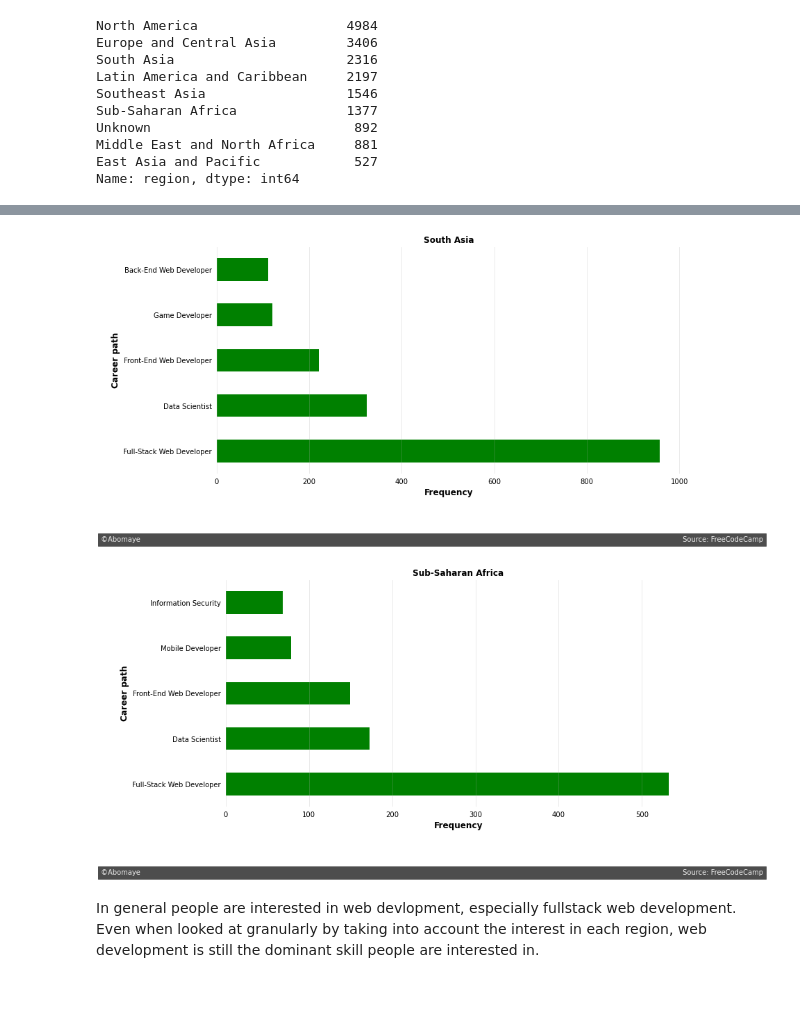
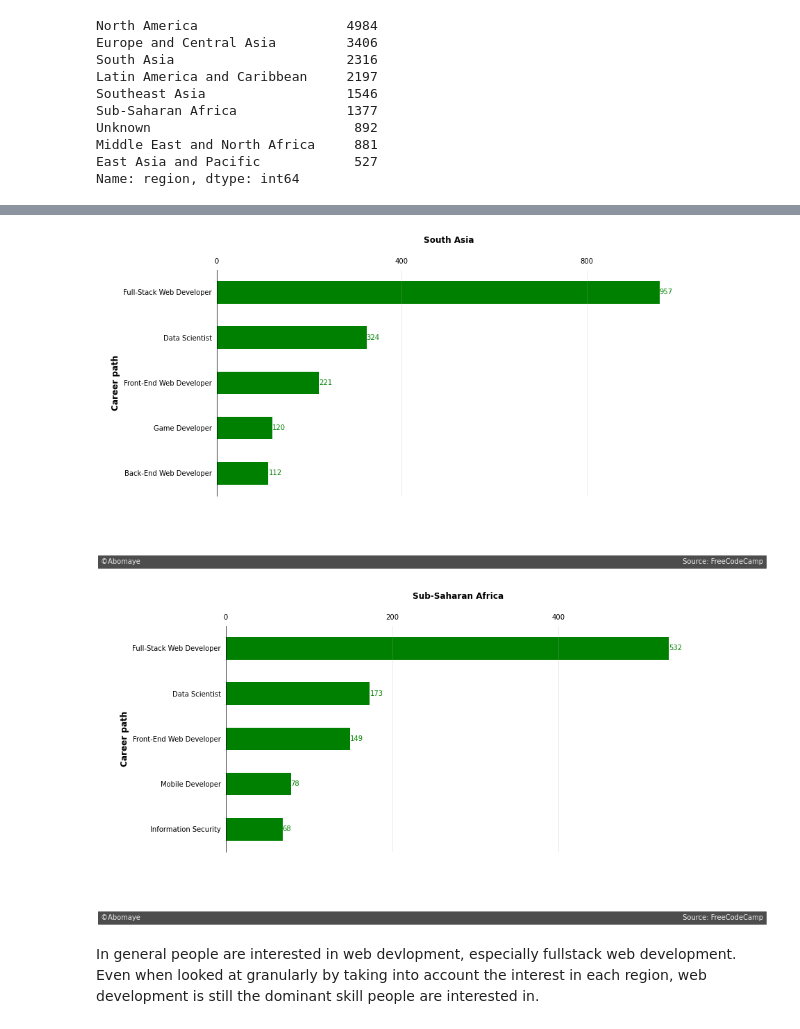
Before and after one commit to yickysan/FCC-survey, a Jupyter notebook: fcc 2021 survey.ipynb, the cells around one changed output, grey strips where cells are left out. Drawn from its saved outputs; the diff is of its cells as text; code cells hidden in the pictures; blank space fills up the shorter version.

```diff
--- a/fcc 2021 survey.ipynb
+++ b/fcc 2021 survey.ipynb
@@ -485,16 +490,19 @@ for i in fcc["region"].value_counts().index:
     regions.append(region)
 # %%
 ax, fig = plt.subplots(figsize=(12, 6))
-ax = regions[0]["career_interest"].value_counts().head(5).plot.barh(color="green")
-ax.tick_params(bottom=0, left=0)
-spines = ["top", "bottom", "right", "left"]
+ax = regions[0]["career_interest"].value_counts().head(5).iloc[::-1].plot.barh(color="green")
+ax.set_xticks(np.arange(0, 1200, 400))
+ax.get_xaxis().tick_top()
+ax.tick_params(bottom=0, left=0, top=0)
+spines = ["top", "bottom", "right"]
 for spine in spines:
     ax.spines[spine].set_visible(False)
 
 ax.grid(axis="x", alpha=0.3)
-plt.title(regions[0]["region"].value_counts().head(1).index.values[0], weight="bold")
-ax.set_xlabel("Frequency", weight="bold", size=12)
+plt.title(regions[0]["region"].value_counts().head(1).index.values[0], weight="bold", y=1.1)
 ax.set_ylabel("Career path", weight="bold", size=12)
+ax.bar_label(ax.containers[0], color="green",
+            labels= [f"{x:,.0f}" for x in ax.containers[0].datavalues])
 ax.text(-300,-2, "©Abomaye" +" "*250 + "Source: FreeCodeCamp",
        color="#f0f0f0", backgroundcolor="#4d4d4d")
 
@@ -504,15 +512,18 @@ plt.show()
 # %%
 ax, fig = plt.subplots(figsize=(12, 6))
-ax = regions[1]["career_interest"].value_counts().head(5).plot.barh(color='green')
-ax.tick_params(bottom=0, left=0)
+ax = regions[1]["career_interest"].value_counts().head(5).iloc[::-1].plot.barh(color='green')
+ax.set_xticks(np.arange(0, 1200, 400))
+ax.get_xaxis().tick_top()
+ax.tick_params(bottom=0, left=0, top=0)
 spines = ["top", "bottom", "right", "left"]
 for spine in spines:
     ax.spines[spine].set_visible(False)
 
 ax.grid(axis="x", alpha=0.3)
-plt.title(regions[1]["region"].value_counts().head(1).index.values[0], weight="bold")
-ax.set_xlabel("Frequency", weight="bold", size=12)
+plt.title(regions[1]["region"].value_counts().head(1).index.values[0], weight="bold", y=1.1)
 ax.set_ylabel("Career path", weight="bold", size=12)
+ax.bar_label(ax.containers[0], color="green",
+            labels= [f"{x:,.0f}" for x in ax.containers[0].datavalues])
 ax.text(-300,-2, "©Abomaye" +" "*250 + "Source: FreeCodeCamp",
        color="#f0f0f0", backgroundcolor="#4d4d4d")
 
@@ -522,39 +533,43 @@ plt.show()
 # %%
 ax, fig = plt.subplots(figsize=(12, 6))
-ax = regions[2]["career_interest"].value_counts().head(5).plot.barh(color='green')
-ax.tick_params(bottom=0, left=0)
-spines = ["top", "bottom", "right", "left"]
+ax = regions[2]["career_interest"].value_counts().head(5).iloc[::-1].plot.barh(color='green')
+ax.set_xticks(np.arange(0, 1000, 400))
+ax.get_xaxis().tick_top()
+ax.tick_params(bottom=0, left=0, top=0)
+spines = ["top", "bottom", "right"]
 for spine in spines:
     ax.spines[spine].set_visible(False)
 
 ax.grid(axis="x", alpha=0.3)
-plt.title(regions[2]["region"].value_counts().head(1).index.values[0], weight="bold")
-ax.set_xlabel("Frequency", weight="bold", size=12)
+plt.title(regions[2]["region"].value_counts().head(1).index.values[0], weight="bold", y=1.1)
 ax.set_ylabel("Career path", weight="bold", size=12)
+ax.bar_label(ax.containers[0], color="green")
 ax.text(-250,-2, "©Abomaye" +" "*250 + "Source: FreeCodeCamp",
        color="#f0f0f0", backgroundcolor="#4d4d4d")
 
 plt.show()
 # %% [output]
-[figure, old version]
+[figure, new version]
 # %%
 ax, fig = plt.subplots(figsize=(12, 6))
-ax = regions[5]["career_interest"].value_counts().head(5).plot.barh(color='green')
-ax.tick_params(bottom=0, left=0)
-spines = ["top", "bottom", "right", "left"]
+ax = regions[5]["career_interest"].value_counts().head(5).iloc[::-1].plot.barh(color='green')
+ax.set_xticks(np.arange(0, 600, 200))
+ax.get_xaxis().tick_top()
+ax.tick_params(bottom=0, left=0, top=0)
+spines = ["top", "bottom", "right"]
 for spine in spines:
     ax.spines[spine].set_visible(False)
 
 ax.grid(axis="x", alpha=0.3)
-plt.title(regions[5]["region"].value_counts().head(1).index.values[0], weight="bold")
-ax.set_xlabel("Frequency", weight="bold", size=12)
+plt.title(regions[5]["region"].value_counts().head(1).index.values[0], weight="bold", y=1.1)
 ax.set_ylabel("Career path", weight="bold", size=12)
+ax.bar_label(ax.containers[0], color="green")
 ax.text(-150,-2, "©Abomaye" +" "*250 + "Source: FreeCodeCamp",
        color="#f0f0f0", backgroundcolor="#4d4d4d")
 
 plt.show()
 # %% [output]
-[figure, old version]
+[figure, new version]
 # %% [markdown]
 In general people are interested in web devlopment, especially fullstack web development. Even when looked at granularly by taking into account the interest in each region, web development is still the dominant skill people are interested in.
 # %% [markdown]
```
Also changed, not shown: parts of 9 cells of this notebook.
